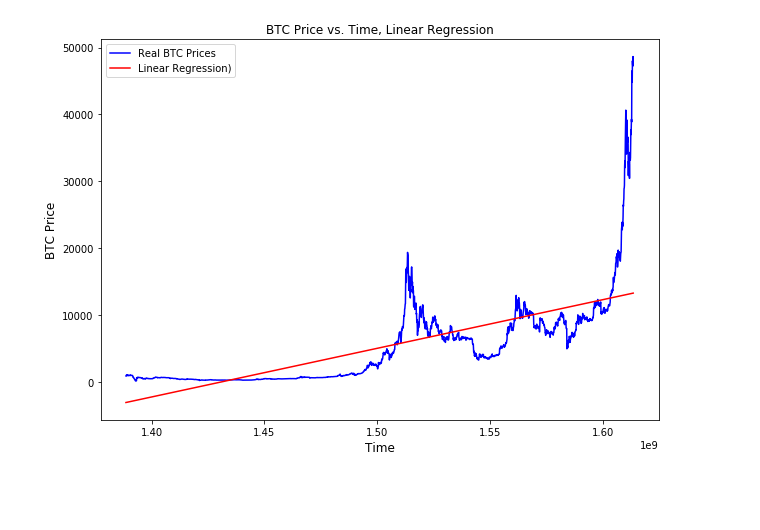
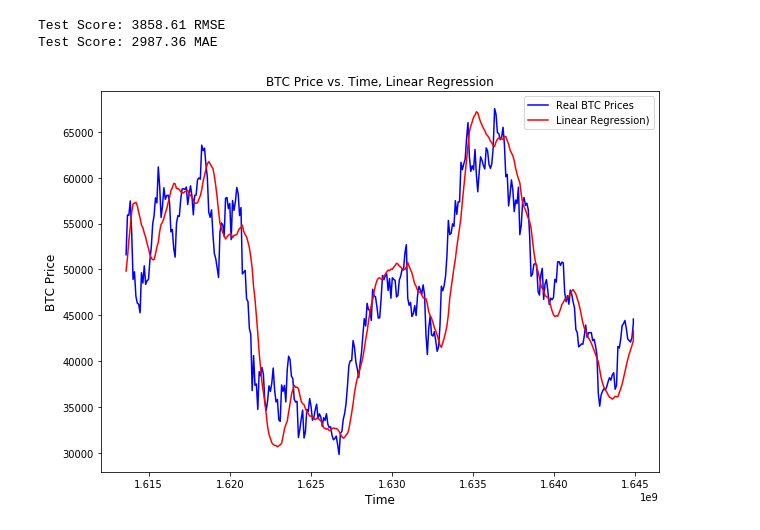
Before and after one commit to Price-Prediction-Model-Org/Price-Prediction-Model-Group, a Jupyter notebook: Model_Testing/Model_Comparison_Testing.ipynb, the cells around one changed output. Drawn from its saved outputs; the diff is of its cells as text; code cells hidden in the pictures; blank space fills up the shorter version.

```diff
--- a/Model_Testing/Model_Comparison_Testing.ipynb
+++ b/Model_Testing/Model_Comparison_Testing.ipynb
@@ -87,32 +121,67 @@ Test Score: 1357.73 MAE
 # %%
-# Code to test MSE on Linear Regression
+'''
+Code to test MSE on Trend following Linear Regression
+
+LR will be fit to a designated look back window and will be use to predict the next value
+
+'''
+
 lr_df = df[['time','close']].copy()
 
-training_set_df = lr_df.iloc[:(len(lr_df) - 365), :]
+times = lr_df['time'].values
+close_prices = lr_df['close'].values
 
-training_dates = training_set_df['time'].values
-training_prices = training_set_df['close'].values
-training_dates
+look_back_lr = 30
+
+# padding the look_back_lr period at the beginning of the data to ensure predictions are on the correct date
+lr_pred_prices = [0] * look_back_lr
+
+for i in range(look_back_lr, len(lr_df)):
+    lr_slope, lr_int, lr_r, lr_p, lr_std_err = stats.linregress(times[i-look_back_lr:i], close_prices[i-look_back_lr:i])
+    lr_pred = lr_slope * times[i] + lr_int
+    lr_pred_prices.append(lr_pred)
+
+lr_df['close_preds'] = lr_pred_prices
+
+lr_pred_prices_values = lr_df['close_preds'].values
+
+# calculate root mean squared error
+testScoreRMSE = np.sqrt(mean_squared_error(lr_df['close'].values[-365:], lr_df['close_preds'].values[-365:]))
+print('Test Score: %.2f RMSE' % (testScoreRMSE))
+
+# calculate  mean absolute error
+testScoreMAE = mean_absolute_error(lr_df['close'].values[-365:], lr_df['close_preds'].values[-365:])
+print('Test Score: %.2f MAE' % (testScoreMAE))
 
 
-lr_slope, lr_int, lr_r, lr_p, lr_std_err = stats.linregress(training_dates, training_prices)
-lr_fit = lr_slope * training_dates + lr_int
+
+# training_set_df = lr_df.iloc[:(len(lr_df) - 365), :]
+
+# training_dates = training_set_df['time'].values
+# training_prices = training_set_df['close'].values
+# training_dates
+
+
+# lr_slope, lr_int, lr_r, lr_p, lr_std_err = stats.linregress(training_dates, training_prices)
+# lr_fit = lr_slope * training_dates + lr_int
 
 
 
 # plotting predictions
 fig, ax = plt.subplots(1,1, figsize = (10,7))
 
-ax.plot(training_dates, training_prices, label = "Real BTC Prices", color='blue')
-ax.plot(training_dates, lr_fit, label = "Linear Regression)", color='red')
+ax.plot(times[-365:], close_prices[-365:], label = "Real BTC Prices", color='blue')
+ax.plot(times[-365:], lr_pred_prices_values[-365:], label = "Linear Regression)", color='red')
 ax.set_xlabel("Time", fontsize = 12)
 ax.set_ylabel("BTC Price", fontsize = 12)
 ax.set_title("BTC Price vs. Time, Linear Regression")
 
 plt.legend()
 plt.show()
 # %% [output]
+Test Score: 3858.61 RMSE
+Test Score: 2987.36 MAE
-[figure, old version]
+[figure, new version]
 # %%
 # Code to test MSE on Model 1 (inputs: close price, predict: close price)
 # %%
```
Also changed, not shown: parts of 3 cells of this notebook, 1 other file.
